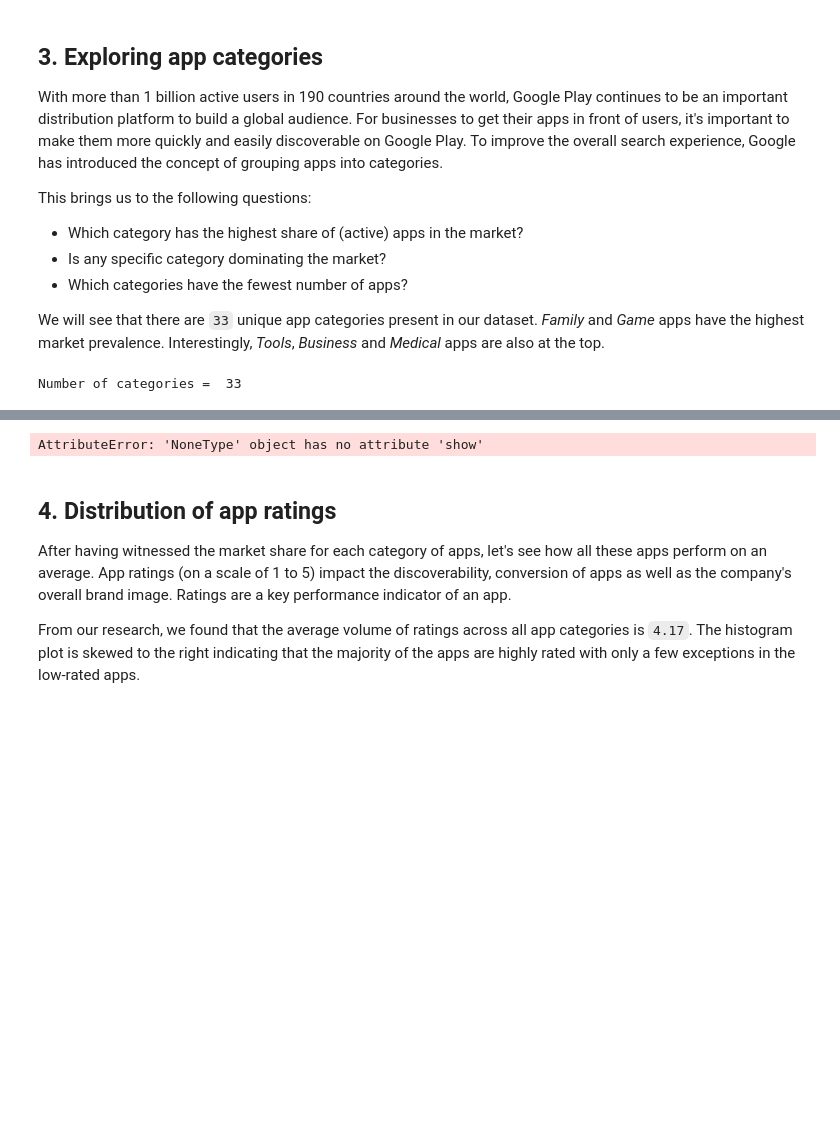
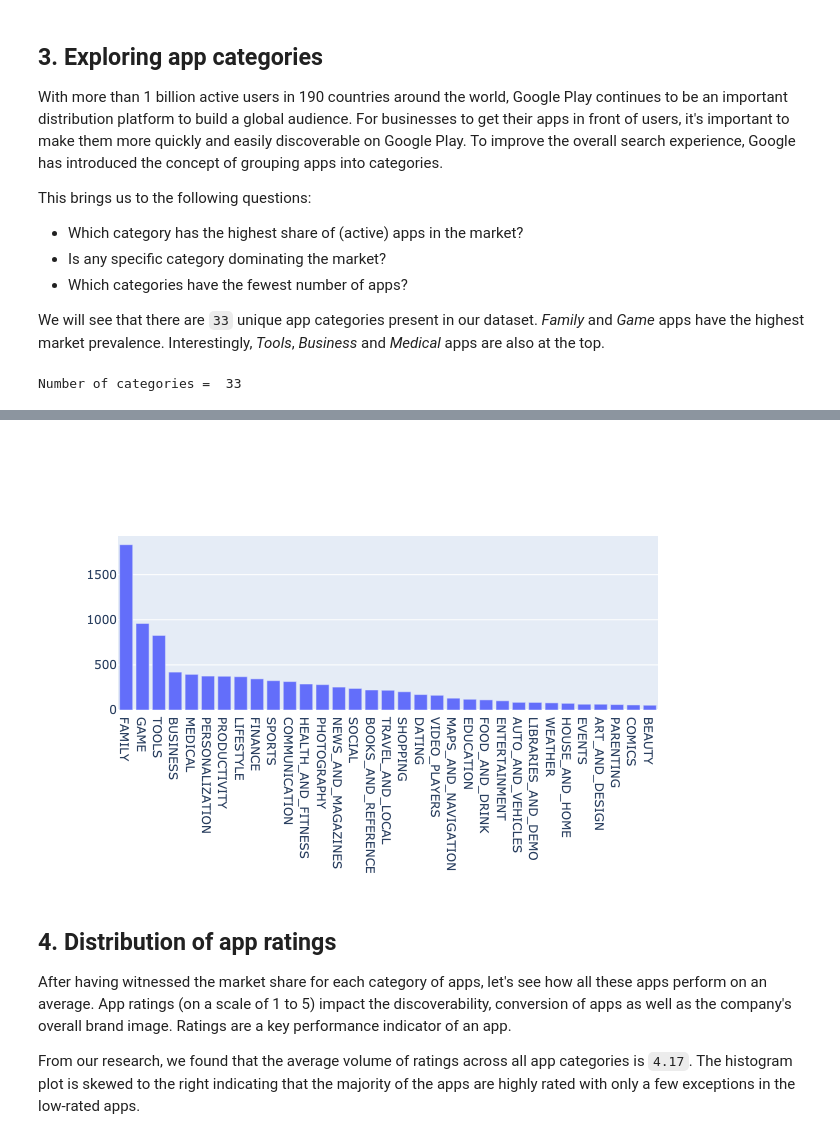
Before and after one commit to lilianngweta/android-apps-market-analysis, a Jupyter notebook: notebook.ipynb, the cells around one changed output, grey strips where cells are left out. Drawn from its saved outputs; the diff is of its cells as text; code cells hidden in the pictures; blank space fills up the shorter version.

Commit message:
converted the plotly figure to PNG so it can get rendered on GitHub

```diff
--- a/notebook.ipynb
+++ b/notebook.ipynb
@@ -92,7 +92,8 @@ data = [go.Bar(
         y = num_apps_in_category.values, # value = count
 )]
 
-fig = plotly.offline.iplot(data)
+# plotly.offline.iplot(data)
+fig = go.Figure(data)
 fig.show("png")
 # %% [output]
 Number of categories =  33
@@ -100,4 +100,4 @@ Number of categories =  33
-AttributeError: 'NoneType' object has no attribute 'show'
+[figure, added]
 # %% [markdown]
 ## 4. Distribution of app ratings
 <p>After having witnessed the market share for each category of apps, let's see how all these apps perform on an average. App ratings (on a scale of 1 to 5) impact the discoverability, conversion of apps as well as the company's overall brand image. Ratings are a key performance indicator of an app.</p>
```
Also changed, not shown: parts of 1 cell of this notebook.
